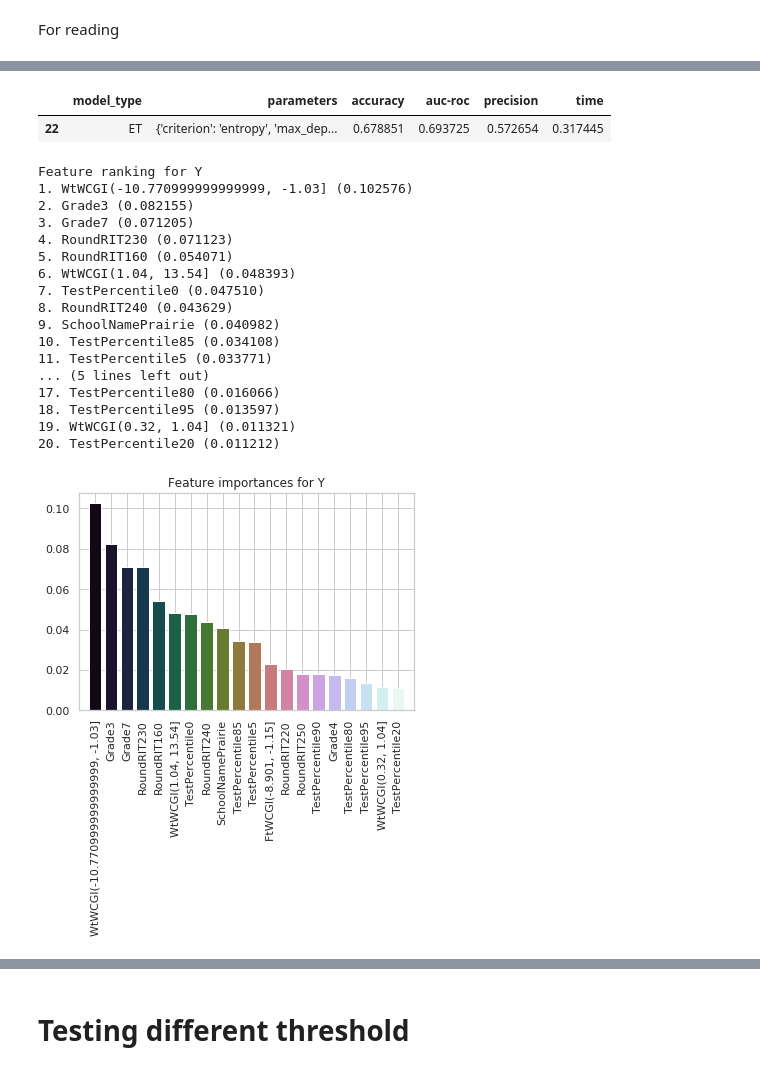
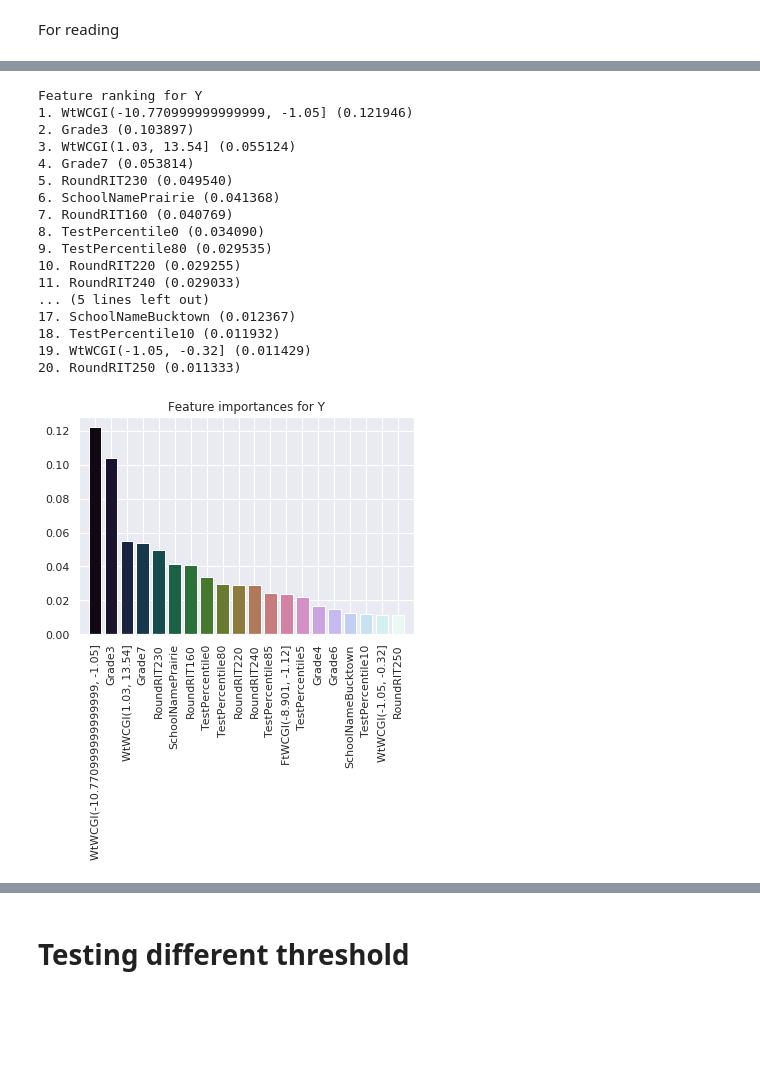
Before and after one commit to tianchu-shu/DataMade, a Jupyter notebook: Predicting_SpringCGP.ipynb, the cells around one changed output, grey strips where cells are left out. Cells and saved outputs as stored; diff of their text form; code cells hidden in the pictures; blank space fills up the shorter version.

```diff
--- a/Predicting_SpringCGP.ipynb
+++ b/Predicting_SpringCGP.ipynb
@@ -357,3 +425,6 @@ Feature ranking for Y
 # %% [markdown]
 For reading
+# %%
+#Creating the binary y variable for machine learning
+read['Y'] = np.where(rd['SpringtoSpringConditionalGrowthPercentile']<= 40, 1, 0)
 # %%
@@ -372,10 +443,12 @@ yr = read['Y']
 # %%
 x_trainr = xr[(rd.TermName=='Winter 2017-2018')|(rd.TermName=='Winter 2016-2017')|(rd.TermName=='Winter 2015-2016')]
 y_trainr = yr[(rd.TermName=='Winter 2017-2018')|(rd.TermName=='Winter 2016-2017')|(rd.TermName=='Winter 2015-2016')]
-x_testr = xr[rd.TermName=='Winter 2018-2019']
-y_testr = yr[rd.TermName=='Winter 2018-2019']
+x_vr = xr[rd.TermName=='Winter 2018-2019']
+y_vr = yr[rd.TermName=='Winter 2018-2019']
+x_testr = xr[rd.TermName=='Winter 2019-2020']
+y_testr = yr[rd.TermName=='Winter 2019-2020']
 # %%
-resultr = final.clf_loop(["RF",'Bag','Boost', 'ET', 'KNN','SVM'], x_trainr, x_testr, y_trainr, y_testr)
+resultr = final.clf_loop(["RF",'Bag','Boost', 'ET', 'KNN','Tree'], x_trainr, x_vr, y_trainr, y_vr)
 # %%
 bestr = final.best_grid(resultr)
 # %% [output]
@@ -391,5 +461,0 @@ resultr = final.clf_loop([ 'ET'], x_trainr, x_testr, y_trainr, y_testr)
-# %%
-bestr = final.best_grid(resultr)
-# %% [output]
-|  | model_type | parameters | accuracy | auc-roc | precision | time |
-| 22 | ET | {'criterion': 'entropy', 'max_dep... | 0.678851 | 0.693725 | 0.572654 | 0.317445 |
@@ -396,21 +464,21 @@ bestr = final.best_grid(resultr)
 # %%
-final.feature_importance(x_trainr, y_trainr, bestr, "ET", 20)
+final.feature_importance(x_trainr, y_trainr, bestr, "RF", 20)
 # %% [output]
 Feature ranking for Y
-1. WtWCGI(-10.770999999999999, -1.03] (0.102576)
-2. Grade3 (0.082155)
-3. Grade7 (0.071205)
-4. RoundRIT230 (0.071123)
-5. RoundRIT160 (0.054071)
-6. WtWCGI(1.04, 13.54] (0.048393)
-7. TestPercentile0 (0.047510)
-8. RoundRIT240 (0.043629)
-9. SchoolNamePrairie (0.040982)
-10. TestPercentile85 (0.034108)
-11. TestPercentile5 (0.033771)
+1. WtWCGI(-10.770999999999999, -1.05] (0.121946)
+2. Grade3 (0.103897)
+3. WtWCGI(1.03, 13.54] (0.055124)
+4. Grade7 (0.053814)
+5. RoundRIT230 (0.049540)
+6. SchoolNamePrairie (0.041368)
+7. RoundRIT160 (0.040769)
+8. TestPercentile0 (0.034090)
+9. TestPercentile80 (0.029535)
+10. RoundRIT220 (0.029255)
+11. RoundRIT240 (0.029033)
 ... (5 lines left out)
-17. TestPercentile80 (0.016066)
-18. TestPercentile95 (0.013597)
-19. WtWCGI(0.32, 1.04] (0.011321)
-20. TestPercentile20 (0.011212)
+17. SchoolNameBucktown (0.012367)
+18. TestPercentile10 (0.011932)
+19. WtWCGI(-1.05, -0.32] (0.011429)
+20. RoundRIT250 (0.011333)
-[figure, old version]
+[figure, new version]
```
Also changed, not shown: parts of 172 cells of this notebook.
